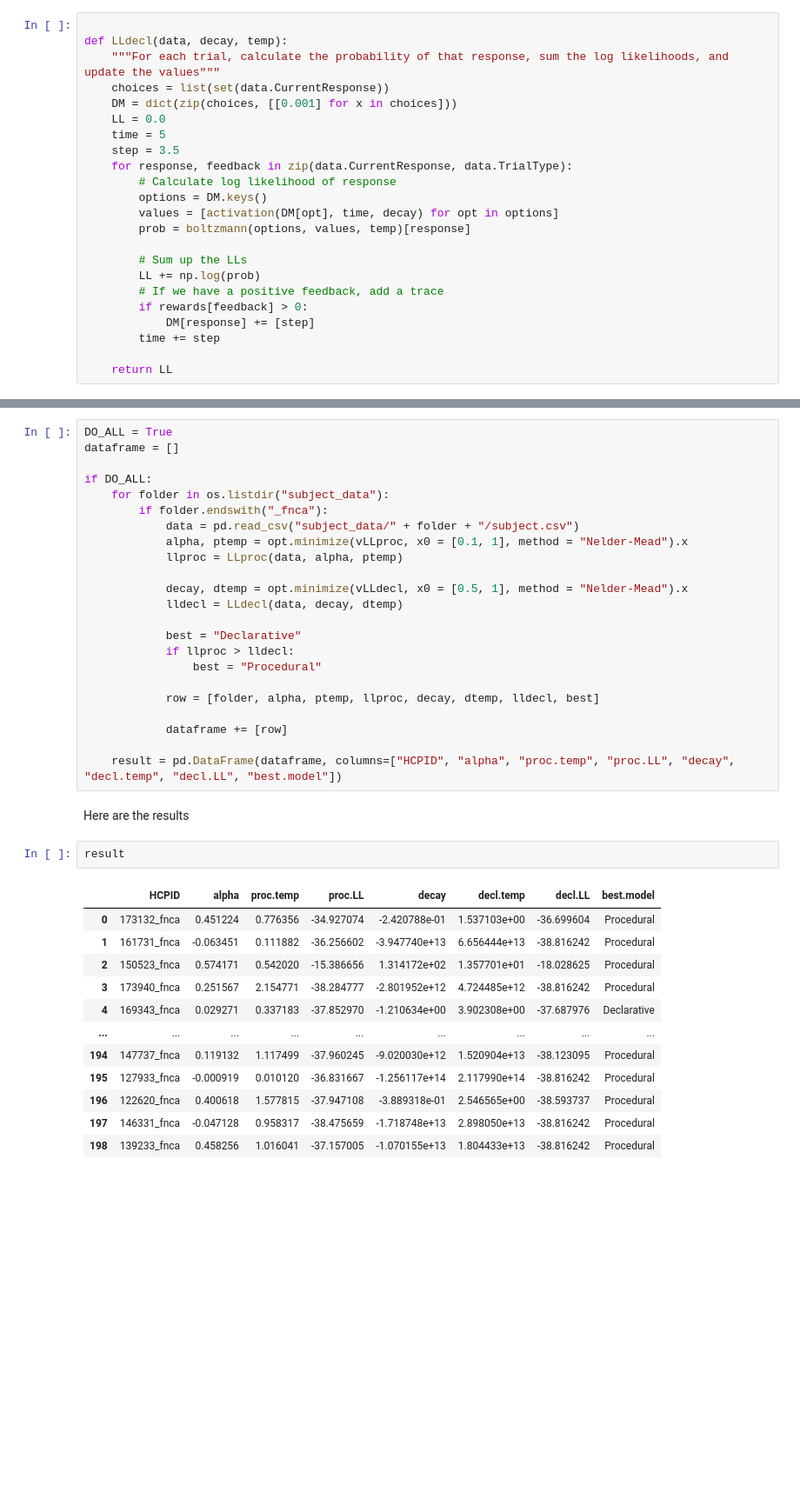
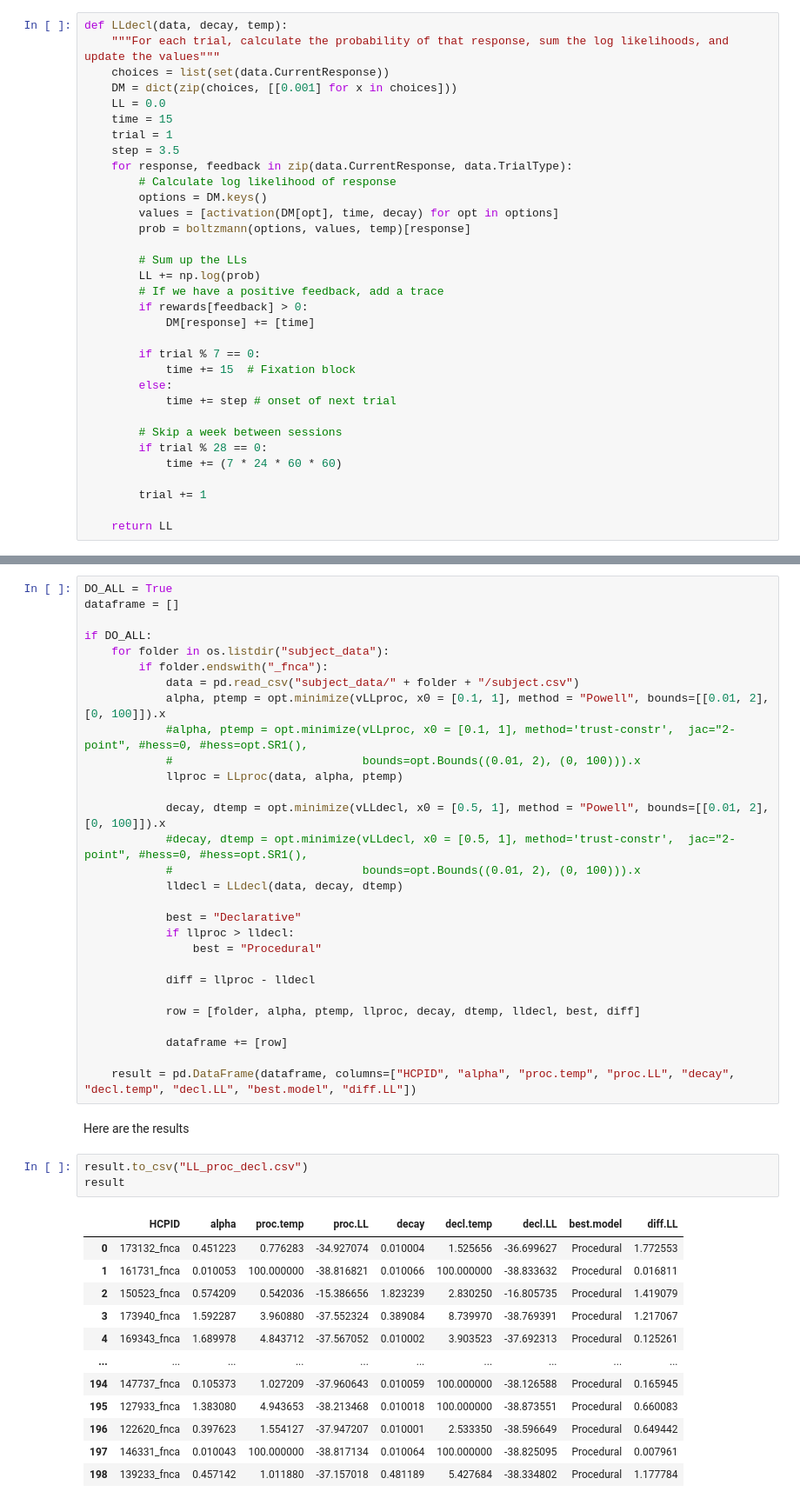
Before and after one commit to UWCCDL/ProcVsDecl, a Jupyter notebook: LLbasicPython.ipynb, the cells around one changed output, grey strips where cells are left out. Shown at 87% size. Cells and saved outputs as stored; diff of their text form; blank space fills up the shorter version.

Commit message:
Added new declarative model; improved optmization with Powell method

```diff
--- a/LLbasicPython.ipynb
+++ b/LLbasicPython.ipynb
@@ -181,13 +183,13 @@ plt.show()
 # %% [markdown]
 Now let's create a log-likelihood function for the declarative model: For very choice made by the participant, the function computes the probability of retrieving a success associated with that choice, then updates the cumulative log-likelihood and, if the decision was successful, adds another trace to memory
 # %%
-
 def LLdecl(data, decay, temp):
     """For each trial, calculate the probability of that response, sum the log likelihoods, and update the values"""
     choices = list(set(data.CurrentResponse))
     DM = dict(zip(choices, [[0.001] for x in choices]))
     LL = 0.0
-    time = 5
+    time = 15
+    trial = 1
     step = 3.5
     for response, feedback in zip(data.CurrentResponse, data.TrialType):
         # Calculate log likelihood of response
@@ -199,8 +201,18 @@ def LLdecl(data, decay, temp):
         LL += np.log(prob)
         # If we have a positive feedback, add a trace
         if rewards[feedback] > 0:
-            DM[response] += [step]
-        time += step
+            DM[response] += [time]
+
+        if trial % 7 == 0:
+            time += 15  # Fixation block
+        else:
+            time += step # onset of next trial
+
+        # Skip a week between sessions
+        if trial % 28 == 0:
+            time += (7 * 24 * 60 * 60)
+
+        trial += 1
 
     return LL
 # %% [markdown]
@@ -271,35 +283,42 @@ if DO_ALL:
     for folder in os.listdir("subject_data"):
         if folder.endswith("_fnca"):
             data = pd.read_csv("subject_data/" + folder + "/subject.csv")
-            alpha, ptemp = opt.minimize(vLLproc, x0 = [0.1, 1], method = "Nelder-Mead").x
+            alpha, ptemp = opt.minimize(vLLproc, x0 = [0.1, 1], method = "Powell", bounds=[[0.01, 2], [0, 100]]).x
+            #alpha, ptemp = opt.minimize(vLLproc, x0 = [0.1, 1], method='trust-constr',  jac="2-point", #hess=0, #hess=opt.SR1(),
+            #                            bounds=opt.Bounds((0.01, 2), (0, 100))).x
             llproc = LLproc(data, alpha, ptemp)
 
-            decay, dtemp = opt.minimize(vLLdecl, x0 = [0.5, 1], method = "Nelder-Mead").x
+            decay, dtemp = opt.minimize(vLLdecl, x0 = [0.5, 1], method = "Powell", bounds=[[0.01, 2], [0, 100]]).x
+            #decay, dtemp = opt.minimize(vLLdecl, x0 = [0.5, 1], method='trust-constr',  jac="2-point", #hess=0, #hess=opt.SR1(),
+            #                            bounds=opt.Bounds((0.01, 2), (0, 100))).x
             lldecl = LLdecl(data, decay, dtemp)
 
             best = "Declarative"
             if llproc > lldecl:
                 best = "Procedural"
 
-            row = [folder, alpha, ptemp, llproc, decay, dtemp, lldecl, best]
+            diff = llproc - lldecl
+
+            row = [folder, alpha, ptemp, llproc, decay, dtemp, lldecl, best, diff]
 
             dataframe += [row]
 
-    result = pd.DataFrame(dataframe, columns=["HCPID", "alpha", "proc.temp", "proc.LL", "decay", "decl.temp", "decl.LL", "best.model"])
+    result = pd.DataFrame(dataframe, columns=["HCPID", "alpha", "proc.temp", "proc.LL", "decay", "decl.temp", "decl.LL", "best.model", "diff.LL"])
 # %% [markdown]
 Here are the results
 # %%
+result.to_csv("LL_proc_decl.csv")
 result
 # %% [output]
-|  | HCPID | alpha | proc.temp | proc.LL | decay | decl.temp | decl.LL | best.model |
-| 0 | 173132_fnca | 0.451224 | 0.776356 | -34.927074 | -2.420788e-01 | 1.537103e+00 | -36.699604 | Procedural |
-| 1 | 161731_fnca | -0.063451 | 0.111882 | -36.256602 | -3.947740e+13 | 6.656444e+13 | -38.816242 | Procedural |
-| 2 | 150523_fnca | 0.574171 | 0.542020 | -15.386656 | 1.314172e+02 | 1.357701e+01 | -18.028625 | Procedural |
-| 3 | 173940_fnca | 0.251567 | 2.154771 | -38.284777 | -2.801952e+12 | 4.724485e+12 | -38.816242 | Procedural |
-| 4 | 169343_fnca | 0.029271 | 0.337183 | -37.852970 | -1.210634e+00 | 3.902308e+00 | -37.687976 | Declarative |
-| ... | ... | ... | ... | ... | ... | ... | ... | ... |
-| 194 | 147737_fnca | 0.119132 | 1.117499 | -37.960245 | -9.020030e+12 | 1.520904e+13 | -38.123095 | Procedural |
-| 195 | 127933_fnca | -0.000919 | 0.010120 | -36.831667 | -1.256117e+14 | 2.117990e+14 | -38.816242 | Procedural |
-| 196 | 122620_fnca | 0.400618 | 1.577815 | -37.947108 | -3.889318e-01 | 2.546565e+00 | -38.593737 | Procedural |
-| 197 | 146331_fnca | -0.047128 | 0.958317 | -38.475659 | -1.718748e+13 | 2.898050e+13 | -38.816242 | Procedural |
-| 198 | 139233_fnca | 0.458256 | 1.016041 | -37.157005 | -1.070155e+13 | 1.804433e+13 | -38.816242 | Procedural |
+|  | HCPID | alpha | proc.temp | proc.LL | decay | decl.temp | decl.LL | best.model | diff.LL |
+| 0 | 173132_fnca | 0.451223 | 0.776283 | -34.927074 | 0.010004 | 1.525656 | -36.699627 | Procedural | 1.772553 |
+| 1 | 161731_fnca | 0.010053 | 100.000000 | -38.816821 | 0.010066 | 100.000000 | -38.833632 | Procedural | 0.016811 |
+| 2 | 150523_fnca | 0.574209 | 0.542036 | -15.386656 | 1.823239 | 2.830250 | -16.805735 | Procedural | 1.419079 |
+| 3 | 173940_fnca | 1.592287 | 3.960880 | -37.552324 | 0.389084 | 8.739970 | -38.769391 | Procedural | 1.217067 |
+| 4 | 169343_fnca | 1.689978 | 4.843712 | -37.567052 | 0.010002 | 3.903523 | -37.692313 | Procedural | 0.125261 |
+| ... | ... | ... | ... | ... | ... | ... | ... | ... | ... |
+| 194 | 147737_fnca | 0.105373 | 1.027209 | -37.960643 | 0.010059 | 100.000000 | -38.126588 | Procedural | 0.165945 |
+| 195 | 127933_fnca | 1.383080 | 4.943653 | -38.213468 | 0.010018 | 100.000000 | -38.873551 | Procedural | 0.660083 |
+| 196 | 122620_fnca | 0.397623 | 1.554127 | -37.947207 | 0.010001 | 2.533350 | -38.596649 | Procedural | 0.649442 |
+| 197 | 146331_fnca | 0.010043 | 100.000000 | -38.817134 | 0.010064 | 100.000000 | -38.825095 | Procedural | 0.007961 |
+| 198 | 139233_fnca | 0.457142 | 1.011880 | -37.157018 | 0.481189 | 5.427684 | -38.334802 | Procedural | 1.177784 |
```
Also changed, not shown: parts of 17 cells of this notebook, 2 other files.
